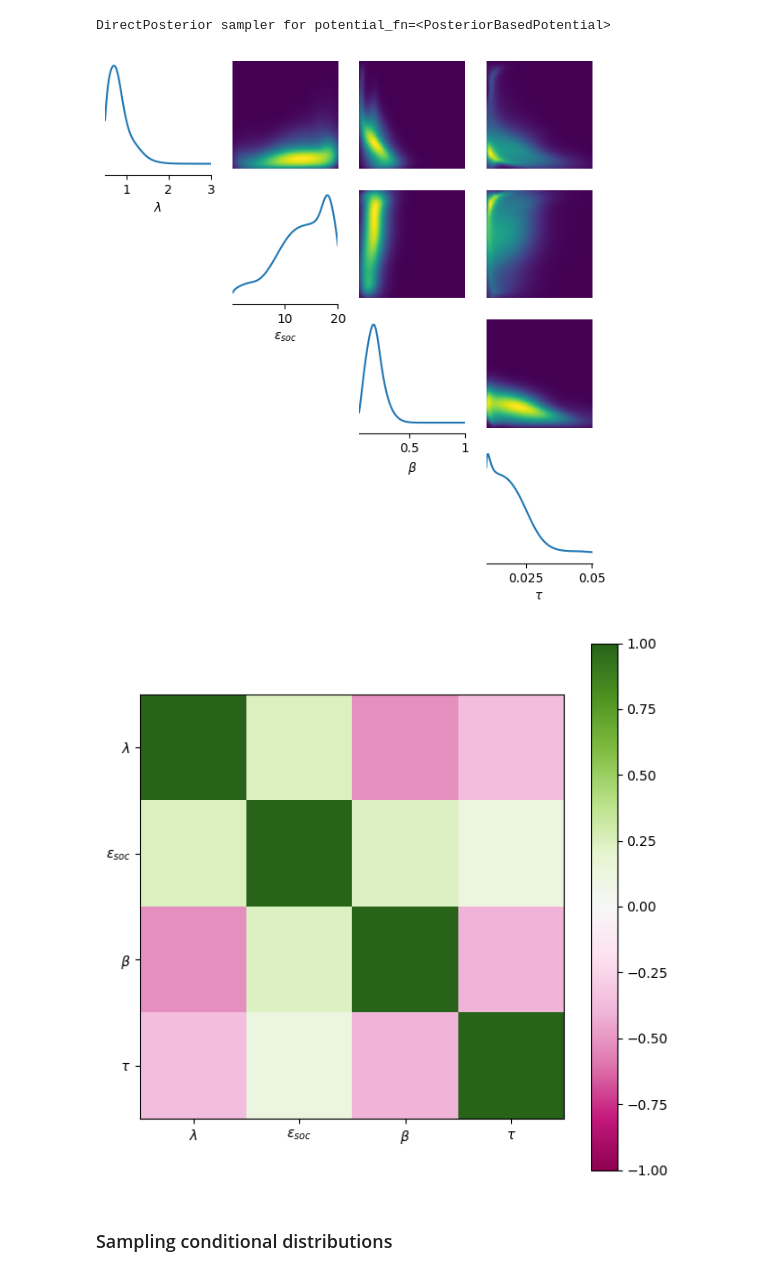
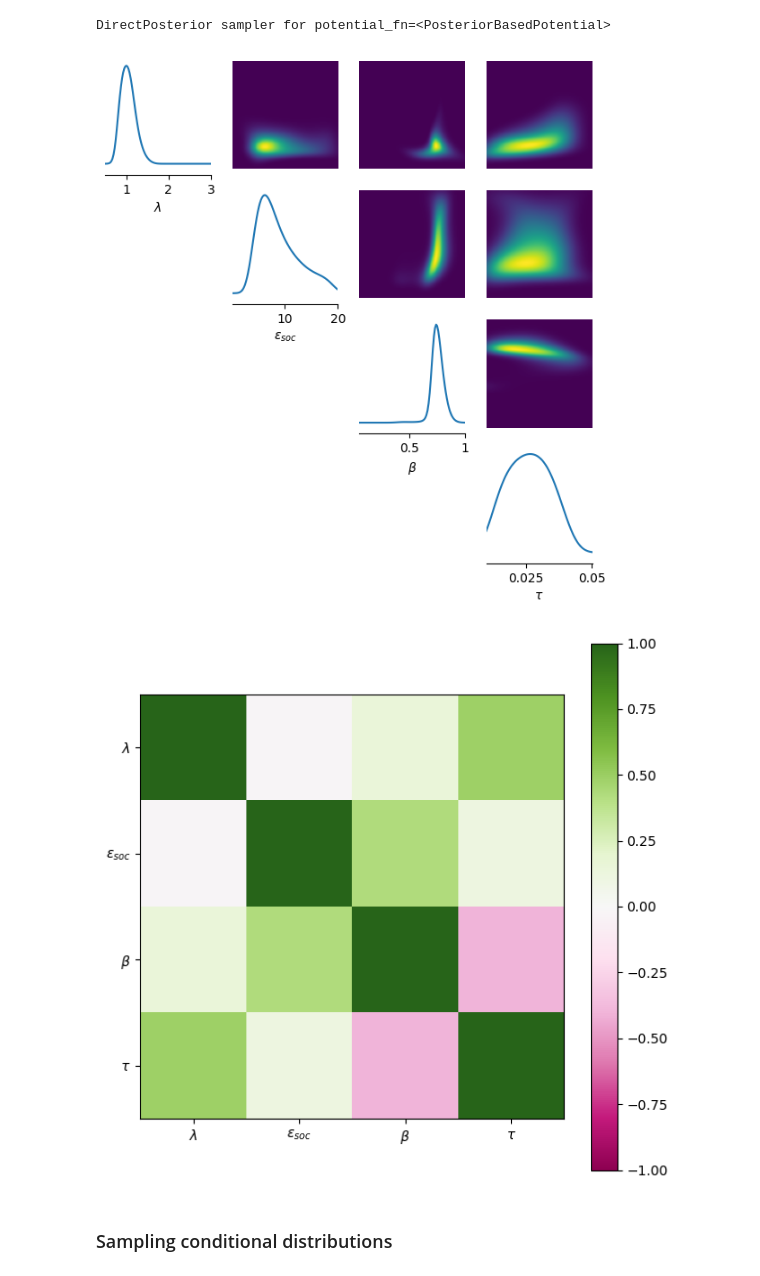
Before and after one commit to vagechirkov/Spatial-MAB-ABM, a Jupyter notebook: abm/sbi_pipeline.ipynb, the cells around one changed output. Saved outputs shown, nothing was run; the diff lists cells and outputs as text; code cells hidden in the pictures.

```diff
--- a/abm/sbi_pipeline.ipynb
+++ b/abm/sbi_pipeline.ipynb
@@ -265,20 +256,21 @@ posterior.set_default_x(x_obs)
 # %% [output]
 DirectPosterior sampler for potential_fn=<PosteriorBasedPotential>
 # %%
-cond1 = [1.11, 12, 0.33, 0.03]
-# cond1 = [1, 12, 0.1, 0.03]
+# cond1 = [1.11, 12, 0.33, 0.03]
+# cond1 = [1.048, 7.427, 0.719, 0.021]
+cond1 = [1.048, 7.427, 0.719, 0.021]
 
 _ = conditional_pairplot(
     density=posterior,
     resolution=100,
     condition=torch.as_tensor([cond1]),  # [1.11, 3, 0.33, 0.03]
     limits=limits,
     # points=[[1.4, 9, 0.1, 0.006], [2.4, 9, 0.2, 0.006]],  # , [2, 0.55, 0.2, 0.007]  # [1.11, 12, 0.33, 0.03]
     figsize=(7, 7),
     labels=["$\\lambda$", "$\\epsilon_{soc}$", "$\\beta$", "$\\tau$"]
 )
 # %% [output]
-[figure, old version]
+[figure, new version]
 # %%
 cond_coeff_mat = conditional_corrcoeff(
     density=posterior,
@@ -291,7 +283,7 @@ plt.xticks(range(4), ["$\\lambda$", "$\\epsilon_{soc}$", "$\\beta$", "$\\tau$"])
 plt.yticks(range(4), ["$\\lambda$", "$\\epsilon_{soc}$", "$\\beta$", "$\\tau$"])
 _ = fig.colorbar(im)
 # %% [output]
-[figure, old version]
+[figure, new version]
 # %% [markdown]
 ### Sampling conditional distributions
 # %%
```
Also changed, not shown: parts of 45 cells of this notebook.
